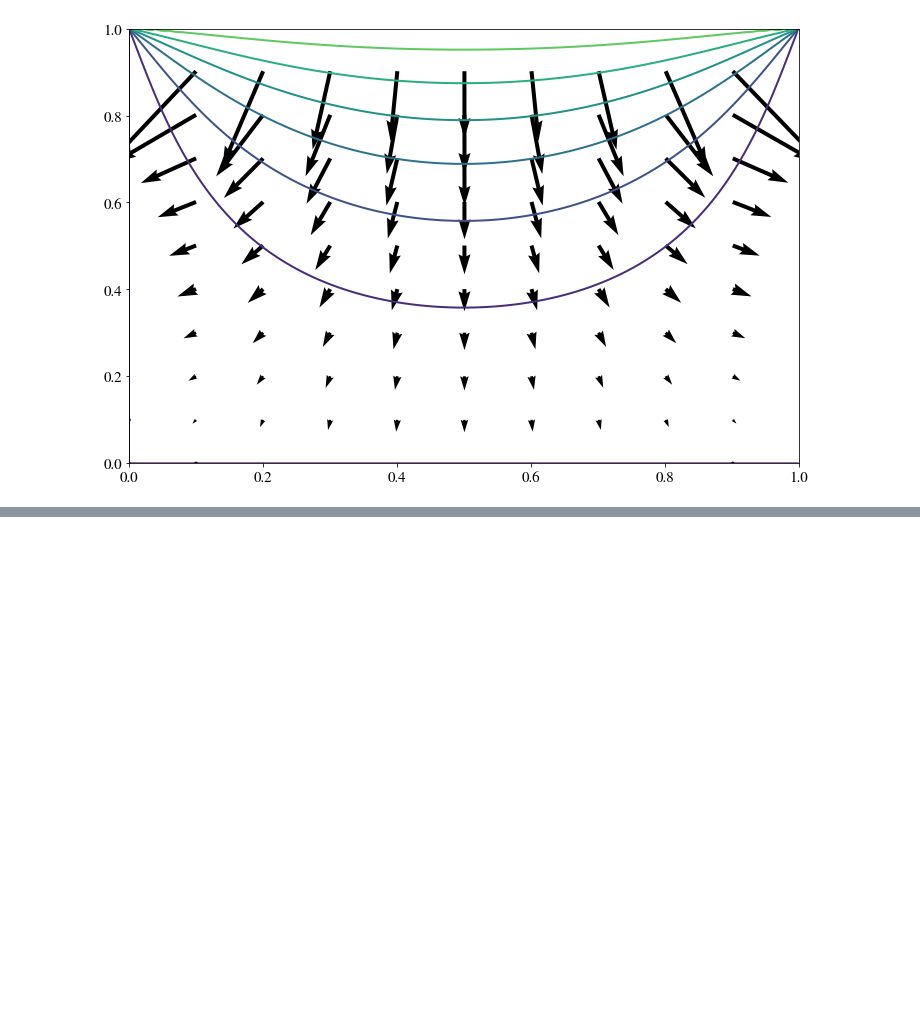
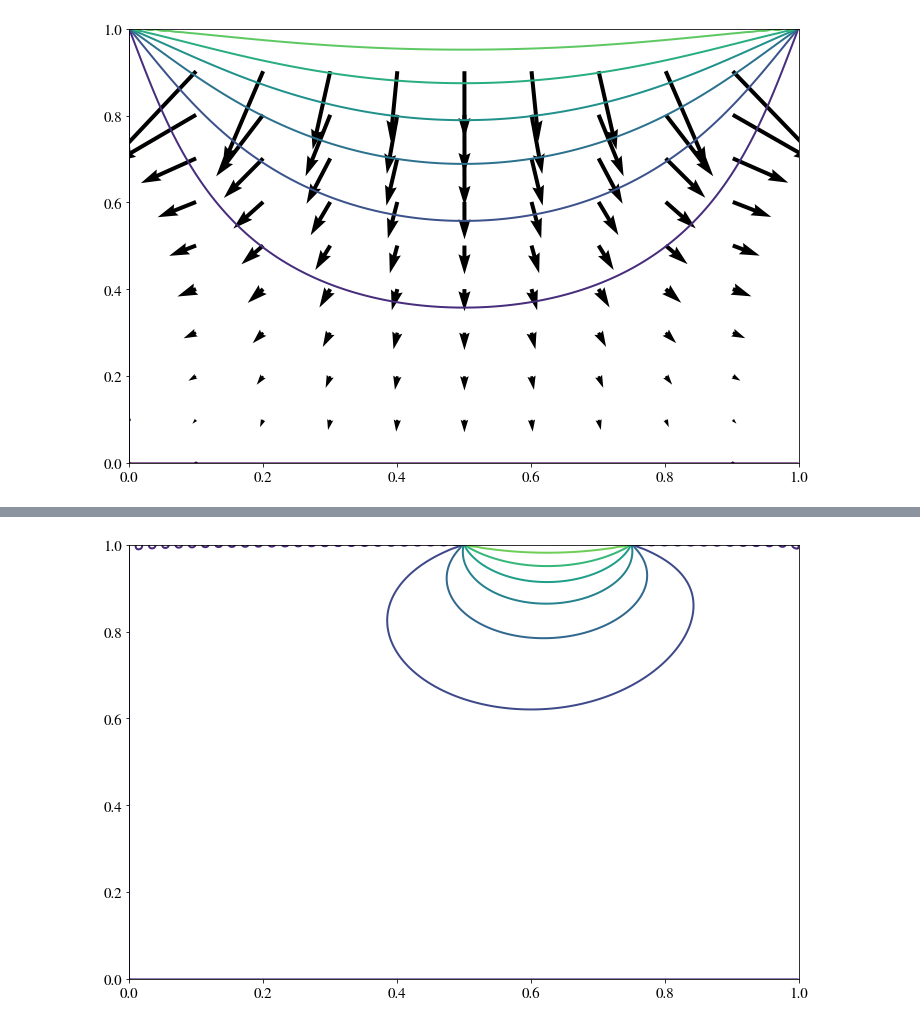
Before and after one commit to sindrelothe/TFY4240, a Jupyter notebook: Project/01-Project_test.ipynb, the cells around one changed output, grey strips where cells are left out. Cells and saved outputs as stored; diff of their text form; code cells hidden in the pictures; blank space fills up the shorter version.

```diff
--- a/Project/01-Project_test.ipynb
+++ b/Project/01-Project_test.ipynb
@@ -112,0 +162,5 @@ plt.show()
+# %%
+plt.contour(xx, yy, V_matrix)
+plt.show()
+# %% [output]
+[figure, added]
```
Also changed, not shown: parts of 20 cells of this notebook.
